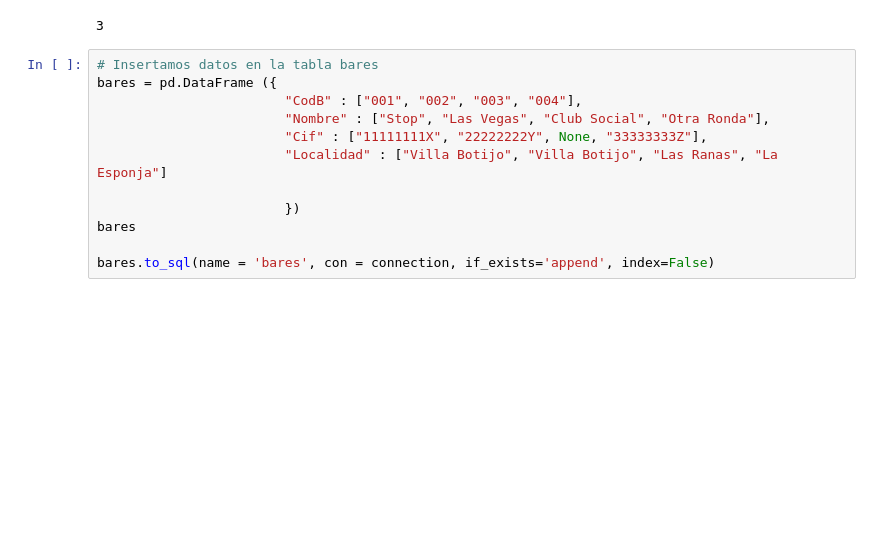
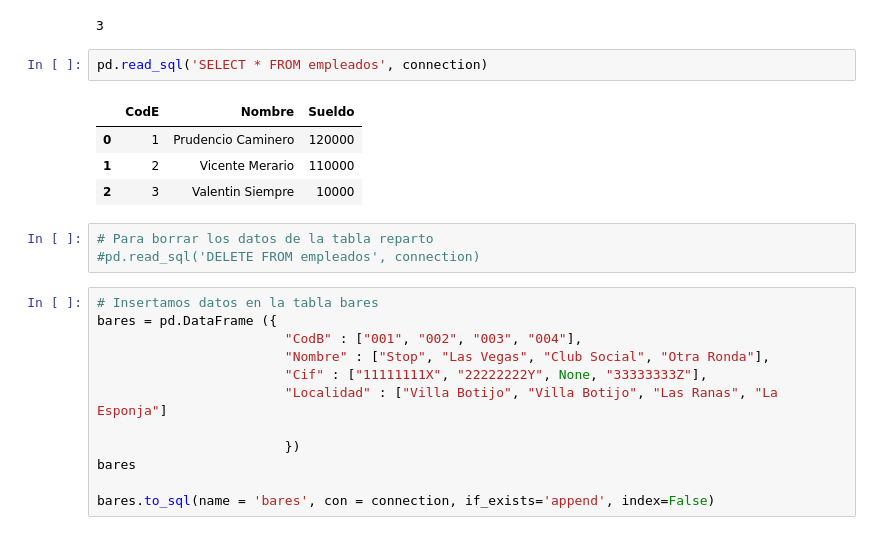
Before and after one commit to LMXCC79/DS_PT_09_2023, a Jupyter notebook: Data_Analysis/7-Bases_de_datos/SQL/SQL_Python/ejercicio/practica_sql.ipynb, the cells around one changed output. Saved outputs shown, nothing was run; the diff lists cells and outputs as text; blank space fills up the shorter version.

```diff
--- a/Data_Analysis/7-Bases_de_datos/SQL/SQL_Python/ejercicio/practica_sql.ipynb
+++ b/Data_Analysis/7-Bases_de_datos/SQL/SQL_Python/ejercicio/practica_sql.ipynb
@@ -139,6 +162,16 @@ empleados = pd.DataFrame ({
 empleados.to_sql(name = 'empleados', con = connection, if_exists='append', index=False)
 # %% [output]
 3
+# %%
+pd.read_sql('SELECT * FROM empleados', connection)
+# %% [output]
+|  | CodE | Nombre | Sueldo |
+| 0 | 1 | Prudencio Caminero | 120000 |
+| 1 | 2 | Vicente Merario | 110000 |
+| 2 | 3 | Valentin Siempre | 10000 |
+# %%
+# Para borrar los datos de la tabla reparto
+#pd.read_sql('DELETE FROM empleados', connection)
 # %%
 # Insertamos datos en la tabla bares
 bares = pd.DataFrame ({
```
Also changed, not shown: parts of 12 cells of this notebook, 11 other files.
